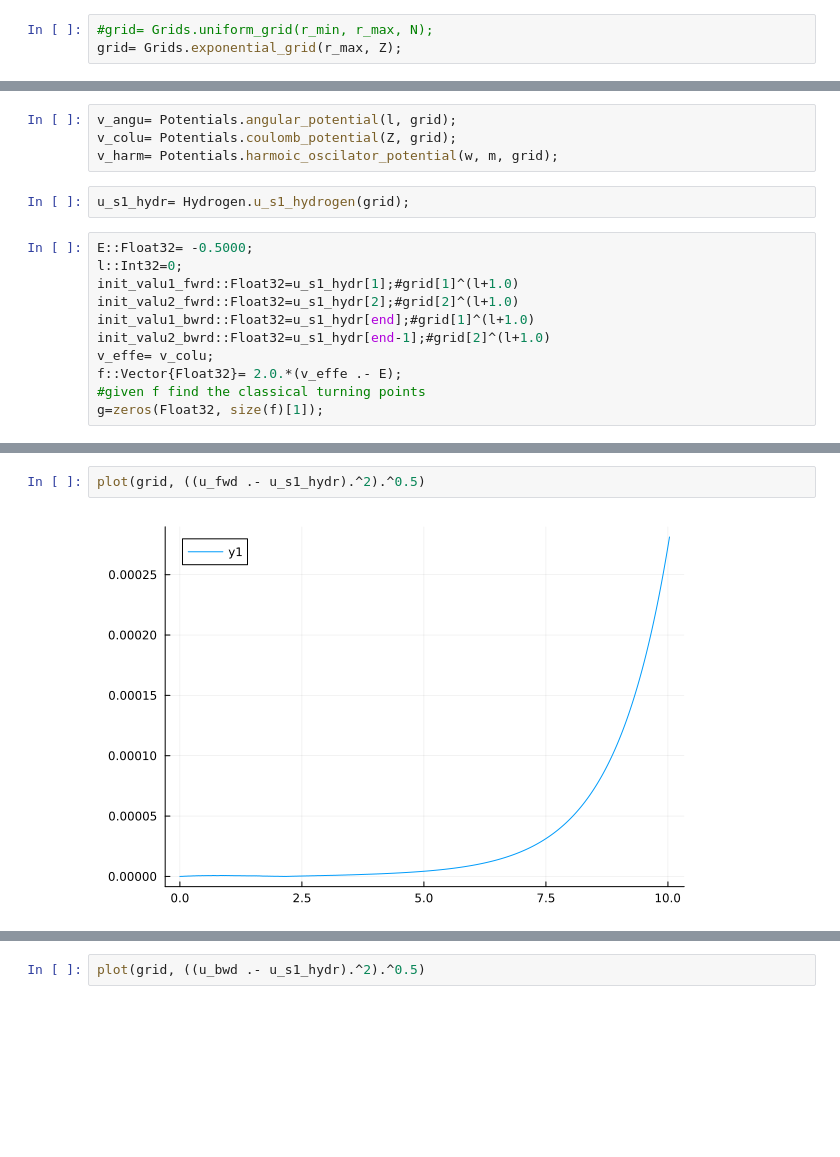
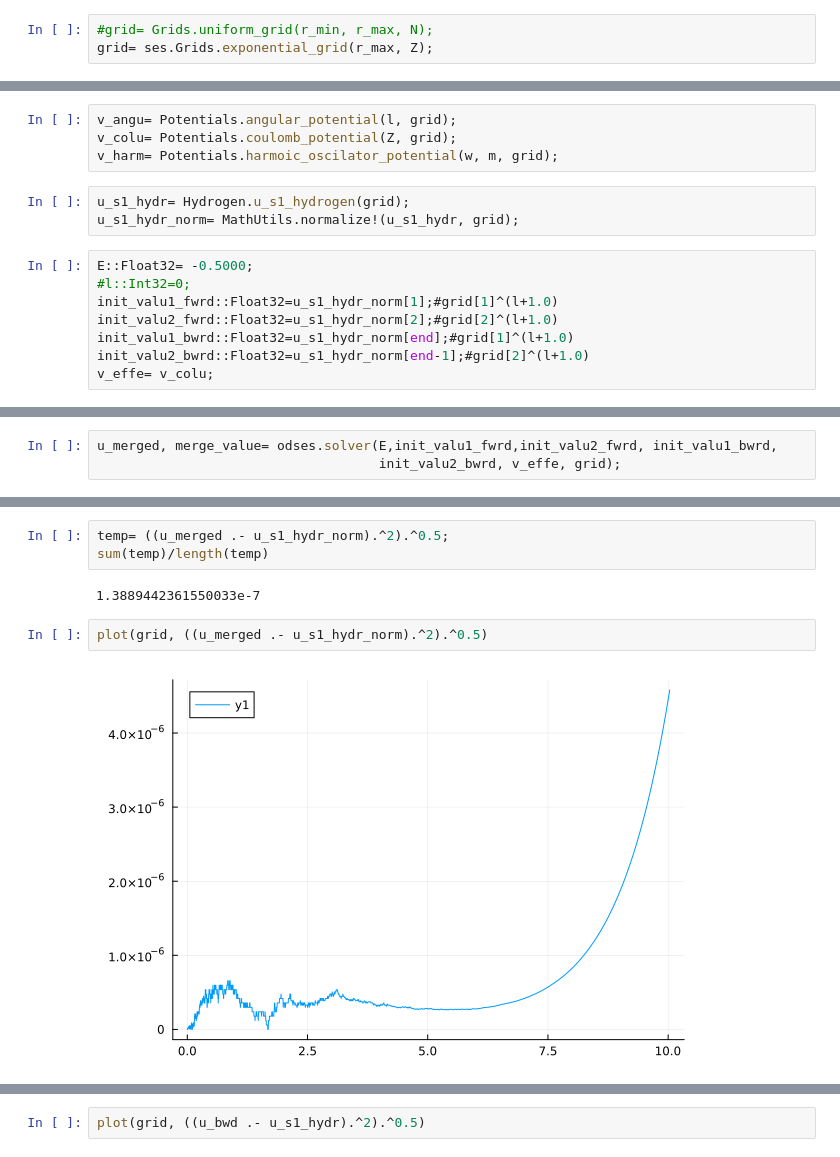
Before and after one commit to zeledon14/SchrodingerEquationSolver.jl, a Jupyter notebook: src/dev.ipynb, the cells around one changed output, grey strips where cells are left out. Saved outputs shown, nothing was run; the diff lists cells and outputs as text; blank space fills up the shorter version.

```diff
--- a/src/dev.ipynb
+++ b/src/dev.ipynb
@@ -33,4 +24,4 @@ w::Float32=1;
 m::Float32=1;
 # %%
 #grid= Grids.uniform_grid(r_min, r_max, N);
-grid= Grids.exponential_grid(r_max, Z);
+grid= ses.Grids.exponential_grid(r_max, Z);
@@ -46,14 +31,12 @@ v_colu= Potentials.coulomb_potential(Z, grid);
 v_harm= Potentials.harmoic_oscilator_potential(w, m, grid);
 # %%
 u_s1_hydr= Hydrogen.u_s1_hydrogen(grid);
+u_s1_hydr_norm= MathUtils.normalize!(u_s1_hydr, grid);
 # %%
 E::Float32= -0.5000;
-l::Int32=0;
-init_valu1_fwrd::Float32=u_s1_hydr[1];#grid[1]^(l+1.0)
-init_valu2_fwrd::Float32=u_s1_hydr[2];#grid[2]^(l+1.0)
-init_valu1_bwrd::Float32=u_s1_hydr[end];#grid[1]^(l+1.0)
-init_valu2_bwrd::Float32=u_s1_hydr[end-1];#grid[2]^(l+1.0)
+#l::Int32=0;
+init_valu1_fwrd::Float32=u_s1_hydr_norm[1];#grid[1]^(l+1.0)
+init_valu2_fwrd::Float32=u_s1_hydr_norm[2];#grid[2]^(l+1.0)
+init_valu1_bwrd::Float32=u_s1_hydr_norm[end];#grid[1]^(l+1.0)
+init_valu2_bwrd::Float32=u_s1_hydr_norm[end-1];#grid[2]^(l+1.0)
 v_effe= v_colu;
-f::Vector{Float32}= 2.0.*(v_effe .- E);
-#given f find the classical turning points
-g=zeros(Float32, size(f)[1]);
@@ -82,0 +43,3 @@ merge_value
+# %%
+u_merged, merge_value= odses.solver(E,init_valu1_fwrd,init_valu2_fwrd, init_valu1_bwrd,
+                                    init_valu2_bwrd, v_effe, grid);
@@ -88,4 +53,9 @@ plot!(size=(900,400))
+# %%
+temp= ((u_merged .- u_s1_hydr_norm).^2).^0.5;
+sum(temp)/length(temp)
+# %% [output]
+1.3889442361550033e-7
 # %%
-plot(grid, ((u_fwd .- u_s1_hydr).^2).^0.5)
+plot(grid, ((u_merged .- u_s1_hydr_norm).^2).^0.5)
 # %% [output]
-[figure, old version]
+[figure, new version]
```
Also changed, not shown: parts of 15 cells of this notebook.
